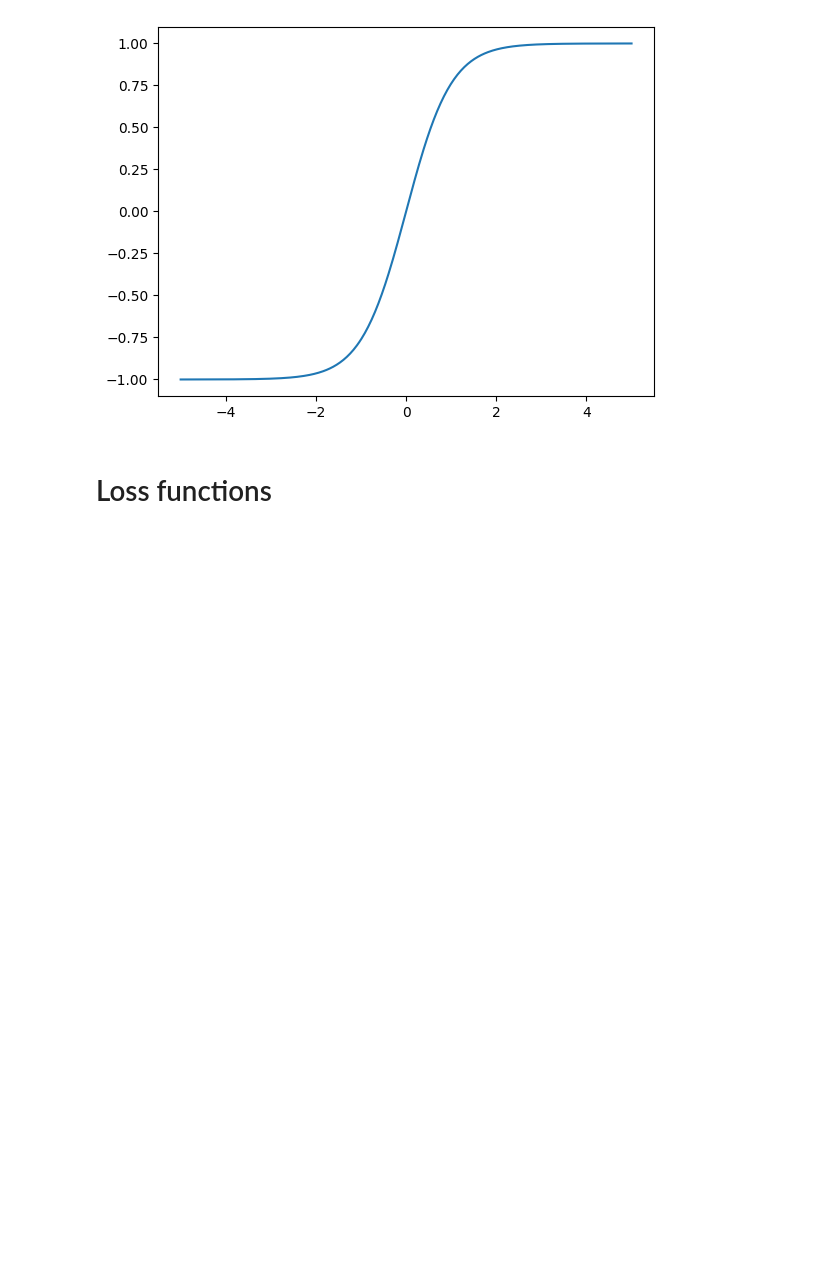
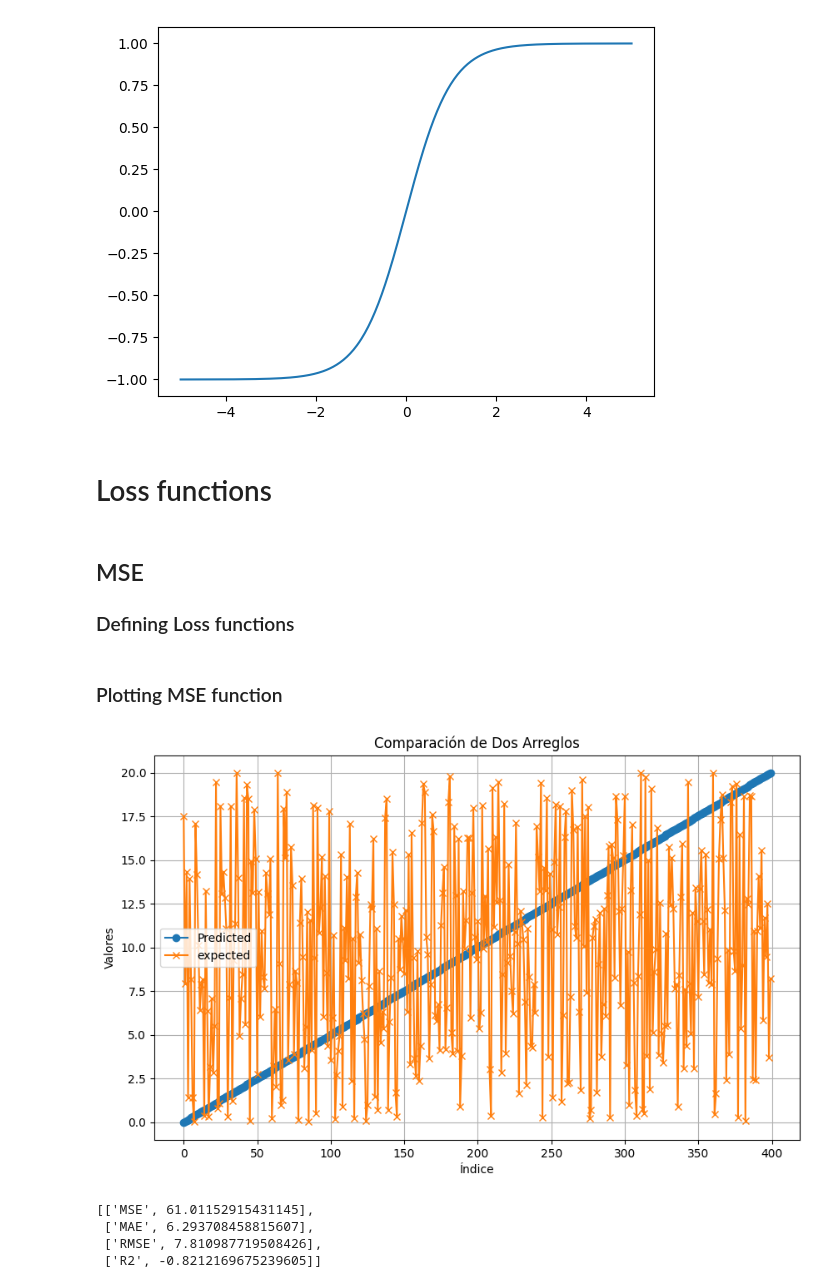
Before and after one commit to juank1400/learn-tensorflow, a Jupyter notebook: funciones.ipynb, the cells around one changed output. Saved outputs shown, nothing was run; the diff lists cells and outputs as text; code cells hidden in the pictures; blank space fills up the shorter version.

Commit message:
Add Loss Functions samples

```diff
--- a/funciones.ipynb
+++ b/funciones.ipynb
@@ -77,3 +77,7 @@ plt.show()
 [figure]
 # %% [markdown]
 # Loss functions
+# %% [markdown]
+## MSE
+
+### Defining Loss functions
@@ -79,0 +99,37 @@ plt.show()
+# %% [markdown]
+### Plotting MSE function
+# %%
+# Plotting relu function
+results = np.linspace(0,20,400)
+results_predicted = np.random.random(400)*20
+
+# Crear la figura y los ejes
+plt.figure(figsize=(10, 6))
+
+# Graficar el primer arreglo
+plt.plot(results, label='Predicted', linestyle='-', marker='o')
+
+# Graficar el segundo arreglo
+plt.plot(results_predicted, label='expected', linestyle='-', marker='x')
+
+# Añadir título y etiquetas
+plt.title('Comparación de Dos Arreglos')
+plt.xlabel('Índice')
+plt.ylabel('Valores')
+
+# Mostrar la leyenda
+plt.legend()
+
+# Mostrar la gráfica
+plt.grid(True)
+plt.show()
+# %% [output]
+[figure, added]
+# %%
+loss = [ ["MSE", MSE(results,results_predicted)], ["MAE", MAE(results,results_predicted)], ["RMSE", RMSE(results,results_predicted)], ["R2", R2(results,results_predicted)]]
+loss
+# %% [output]
+[['MSE', 61.01152915431145],
+ ['MAE', 6.293708458815607],
+ ['RMSE', 7.810987719508426],
+ ['R2', -0.8212169675239605]]
```
Also changed, not shown: parts of 1 cell of this notebook.
